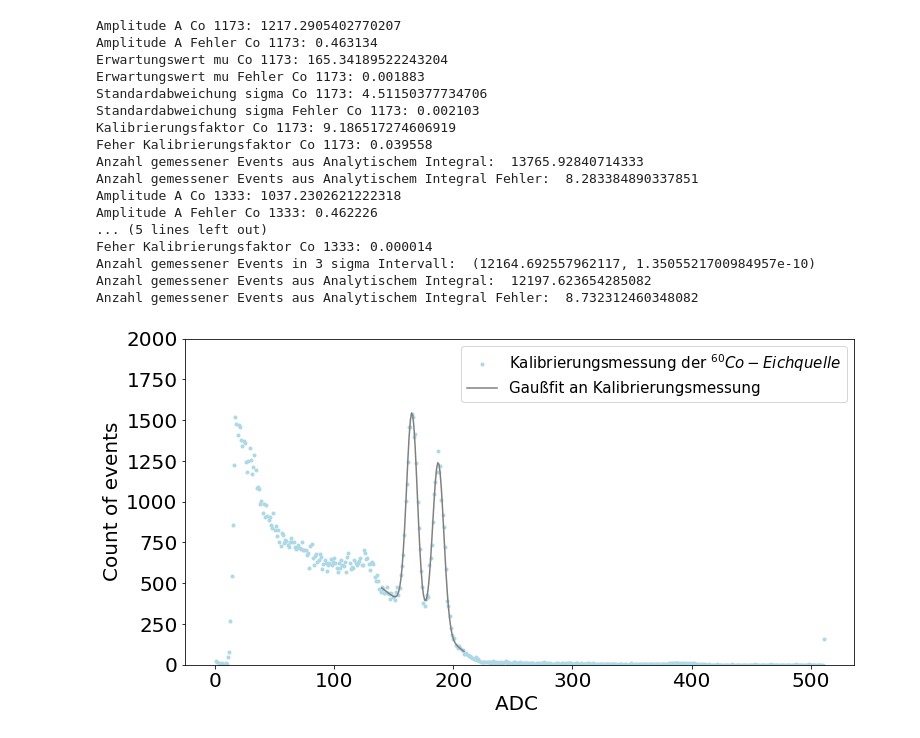
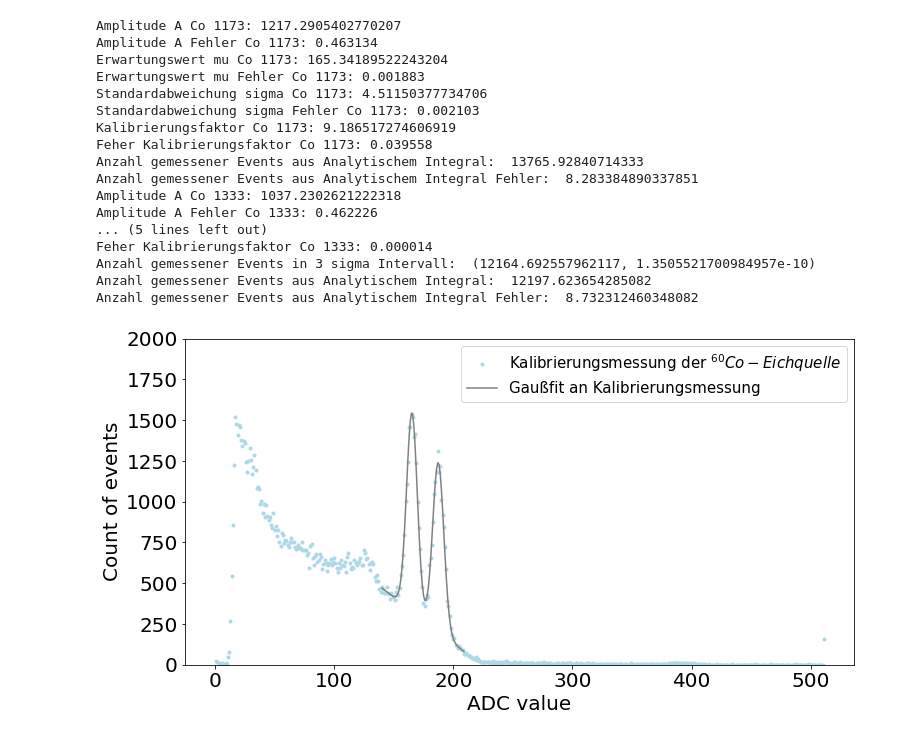
Before and after one commit to Skylake143/Fortgeschrittenenpraktikum, a Jupyter notebook: B22 Compton/Aufgabe1und2Eichungen/A4_1_FitEichpräparate.ipynb, the cells around one changed output. Saved outputs shown, nothing was run; the diff lists cells and outputs as text; code cells hidden in the pictures.

```diff
--- a/B22 Compton/Aufgabe1und2Eichungen/A4_1_FitEichpräparate.ipynb
+++ b/B22 Compton/Aufgabe1und2Eichungen/A4_1_FitEichpräparate.ipynb
@@ -262,7 +262,7 @@ plt.rcParams.update(parameters)
 fig, ax = plt.subplots(figsize=(12,6))
 
 #Name for axis
-ax.set_xlabel('ADC ', fontsize=20)
+ax.set_xlabel('ADC value', fontsize=20)
 ax.set_ylabel('Count of events', fontsize=20)
 #Plotten der unskalierten Kurven
 ax.plot(adc, count,'o',markersize=3, color = "lightblue",label = "Kalibrierungsmessung der $^{60}Co-Eichquelle$")
@@ -318,31 +318,31 @@ energy_calibration_y_sigma.append(sigma2)
 energy_calibration_x.append(photopeak2)
 #Intensity using integral
 sigmax3integration = integrate.quad(lambda integrator: gauss(integrator,0, A2, x02, sigma2),x02-3*sigma2,x02+3*sigma2)
 print("Anzahl gemessener Events in 3 sigma Intervall: ", sigmax3integration)
 analiticIntegral = A2*sigma2*np.sqrt(2*np.pi)
 analiticalIntergralFehler = np.sqrt(2*np.pi)*np.sqrt((sigma2*Afehler2)**2+(A2*sigmafehler2)**2)
 print("Anzahl gemessener Events aus Analytischem Integral: ", analiticIntegral)
 print("Anzahl gemessener Events aus Analytischem Integral Fehler: ", analiticalIntergralFehler)
 
 plt.ylim(0,2000)
 ax.legend(fontsize=15)
 fig.savefig('Kalibrierungsmessung.png', dpi=200)
 # %% [output]
 Amplitude A Co 1173: 1217.2905402770207
 Amplitude A Fehler Co 1173: 0.463134
 Erwartungswert mu Co 1173: 165.34189522243204
 Erwartungswert mu Fehler Co 1173: 0.001883
 Standardabweichung sigma Co 1173: 4.51150377734706
 Standardabweichung sigma Fehler Co 1173: 0.002103
 Kalibrierungsfaktor Co 1173: 9.186517274606919
 Feher Kalibrierungsfaktor Co 1173: 0.039558
 Anzahl gemessener Events aus Analytischem Integral:  13765.92840714333
 Anzahl gemessener Events aus Analytischem Integral Fehler:  8.283384890337851
 Amplitude A Co 1333: 1037.2302621222318
 Amplitude A Fehler Co 1333: 0.462226
 ... (5 lines left out)
 Feher Kalibrierungsfaktor Co 1333: 0.000014
 Anzahl gemessener Events in 3 sigma Intervall:  (12164.692557962117, 1.3505521700984957e-10)
 Anzahl gemessener Events aus Analytischem Integral:  12197.623654285082
 Anzahl gemessener Events aus Analytischem Integral Fehler:  8.732312460348082
-[figure, old version]
+[figure, new version]
```
Also changed, not shown: parts of 7 cells of this notebook, 5 other files.
